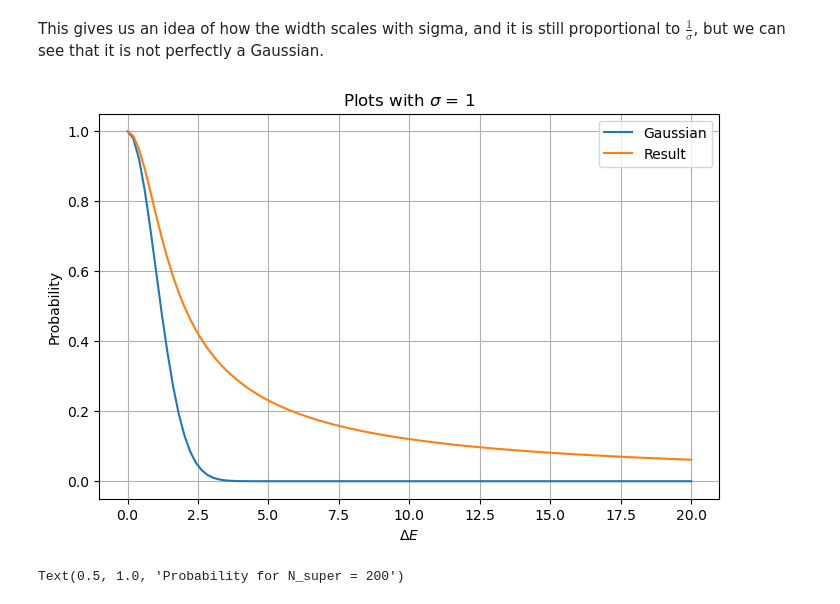
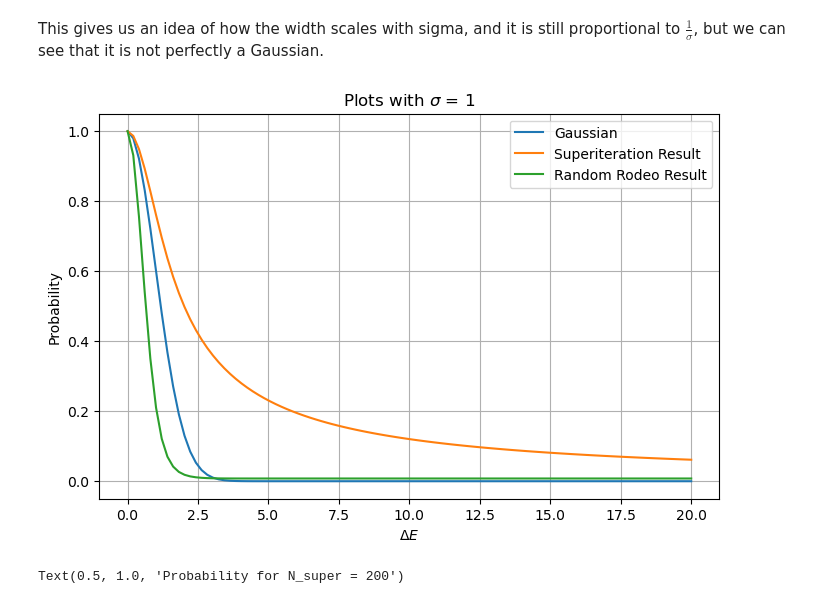
Before and after one commit to OnatAyldz/rodeo_algorithm_frib, a Jupyter notebook: noisecalculator.ipynb, the cells around one changed output. Saved outputs shown, nothing was run; the diff lists cells and outputs as text; code cells hidden in the pictures.

Commit message:
Added Random Rodeo Comparison

```diff
--- a/noisecalculator.ipynb
+++ b/noisecalculator.ipynb
@@ -143,25 +143,33 @@ This gives us an idea of how the width scales with sigma, and it is still propor
 # %%
 import numpy as np
 import matplotlib.pyplot as plt
 
 def gaussian(delta_e):
     return np.exp(-delta_e**2 / 2)
 
+def random_rodeo(DE_values, sigma, N):
+    return ((1+np.exp((-DE_values**2*sigma**2)/2))/2)**N
+
+N = 7
+sigma = 1
+
 DE_values = np.linspace(0, 20, 100)
 gaussian_values = gaussian(DE_values)
+random_rodeo_values = random_rodeo(DE_values, sigma, N)
 
 # Plotting
 plt.figure(figsize=(8, 5))
 plt.plot(DE_values, gaussian_values, label=r"Gaussian")
-plt.plot(DE_values, results3, label = "Result")
+plt.plot(DE_values, results3, label = "Superiteration Result")
+plt.plot(DE_values, random_rodeo_values, label = "Random Rodeo Result")
 plt.grid()
 plt.xlabel(r"$\Delta E$")
 plt.ylabel("Probability")
 plt.title(fr"Plots with $\sigma$ = 1")
 plt.legend()
 plt.show()
 # %% [output]
-[figure, old version]
+[figure, new version]
 # %%
 DE_values = np.linspace(0, 20, 100)
 sigma = 1
```
